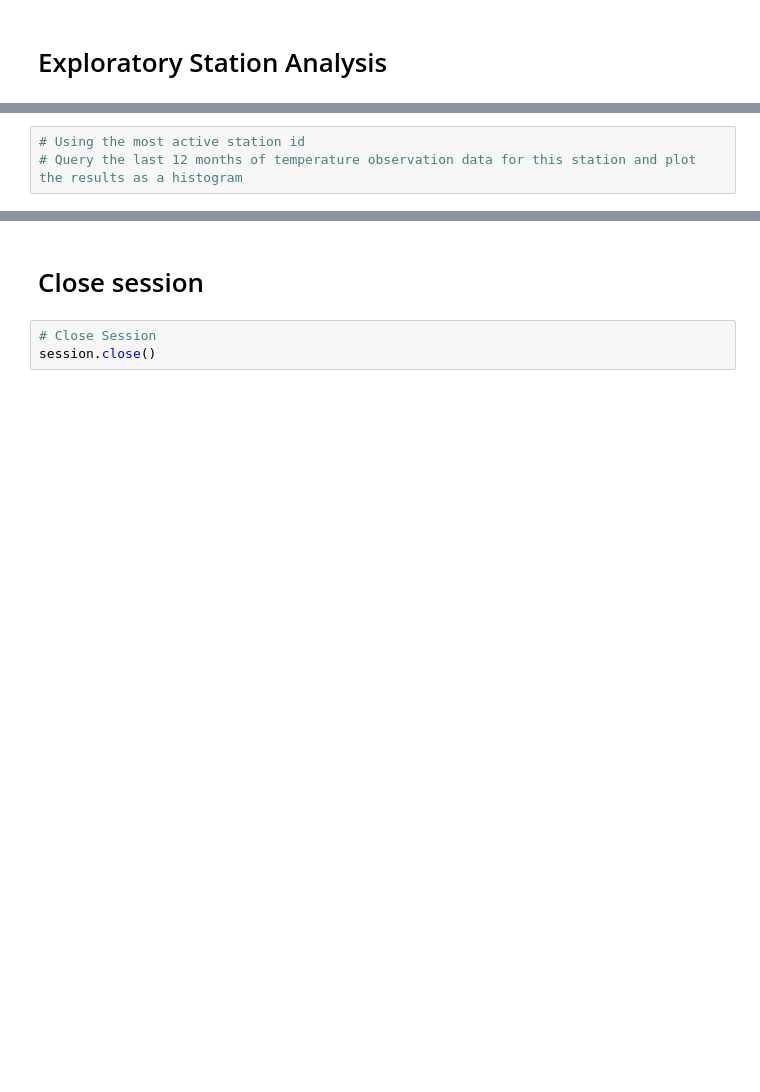
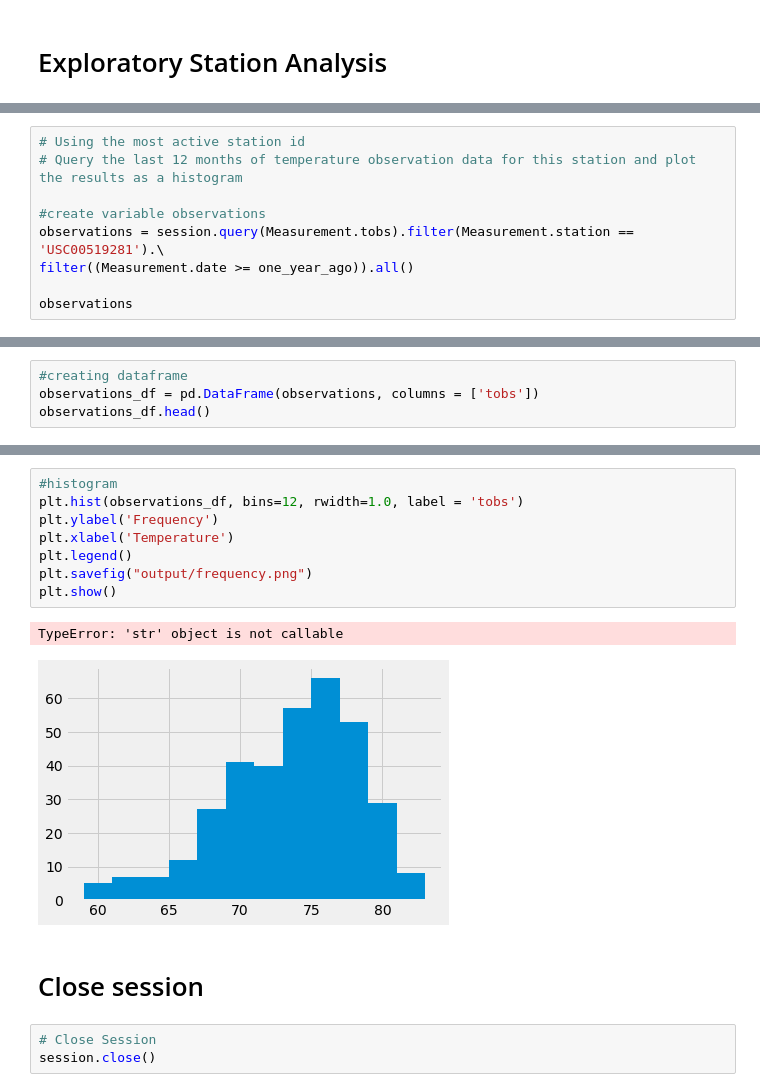
Before and after one commit to LauraHertzog/sqlalchemy-challenge, a Jupyter notebook: Instructions/climate_Hertzog.ipynb, the cells around one changed output, grey strips where cells are left out. Drawn from its saved outputs; the diff is of its cells as text; blank space fills up the shorter version.

Commit message:
Added hist

```diff
--- a/Instructions/climate_Hertzog.ipynb
+++ b/Instructions/climate_Hertzog.ipynb
@@ -91,3 +134,9 @@ stations_count
 # %%
 # Using the most active station id
 # Query the last 12 months of temperature observation data for this station and plot the results as a histogram
+
+#create variable observations
+observations = session.query(Measurement.tobs).filter(Measurement.station == 'USC00519281').\
+filter((Measurement.date >= one_year_ago)).all()
+
+observations
@@ -93,0 +161,4 @@ stations_count
+# %%
+#creating dataframe
+observations_df = pd.DataFrame(observations, columns = ['tobs'])
+observations_df.head()
@@ -94,3 +172,14 @@ stations_count
+# %%
+#histogram
+plt.hist(observations_df, bins=12, rwidth=1.0, label = 'tobs')
+plt.ylabel('Frequency')
+plt.xlabel('Temperature')
+plt.legend()
+plt.savefig("output/frequency.png")
+plt.show()
+# %% [output]
+TypeError: 'str' object is not callable
+[figure, added]
 # %% [markdown]
 # Close session
 # %%
```
Also changed, not shown: parts of 9 cells of this notebook, 1 other file.
